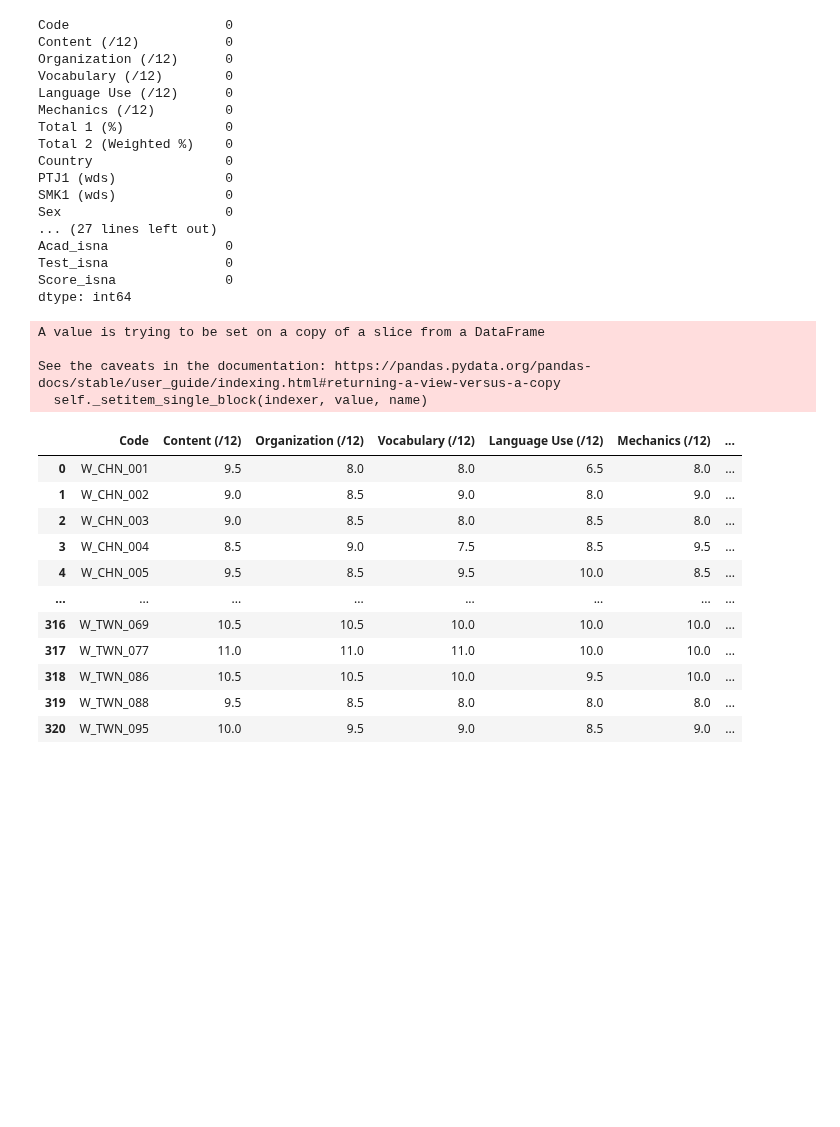
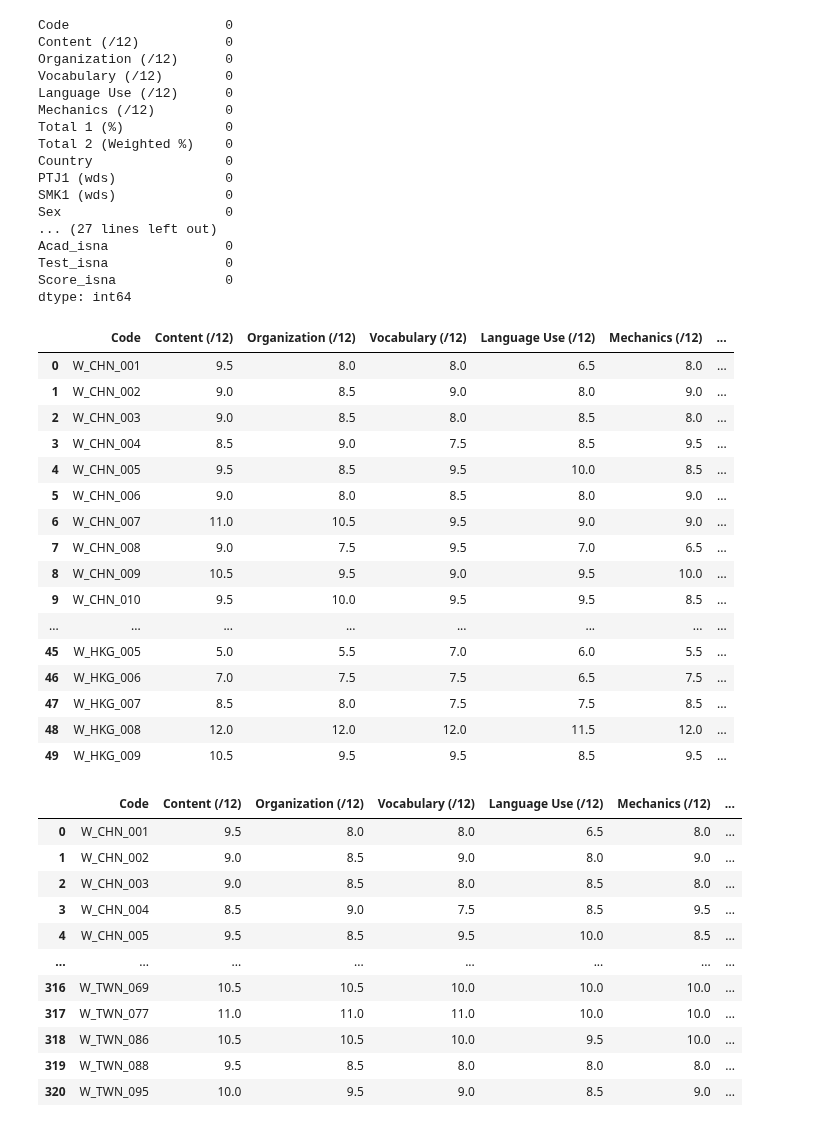
Before and after one commit to Jaester88/Springboard, a Jupyter notebook: Capstone_2_TOEFL_proficiency/C2_DataWrangling_JaeC_210816.ipynb, the cells around one changed output. Saved outputs shown, nothing was run; the diff lists cells and outputs as text; code cells hidden in the pictures; blank space fills up the shorter version.

```diff
--- a/Capstone_2_TOEFL_proficiency/C2_DataWrangling_JaeC_210816.ipynb
+++ b/Capstone_2_TOEFL_proficiency/C2_DataWrangling_JaeC_210816.ipynb
@@ -392,8 +386,6 @@ array([ 72.  ,  77.  ,  79.  ,  87.  ,  84.  ,  81.  ,  89.  ,  95.  ,
 df['Score_isna'] = df['Score'].isna()
 df['Score'] = df['Score'].fillna(0)
 # %%
-# It's meaningless to have values in 'Test' without corresponding values in 'Score'. Overwrite them to 'N/A'.
-for index, row in df.iterrows():
-    if row['Score'] == 0:
-        df['Test'].iloc[index] = 'N/A'
+mask = df['Score'] == 0
+mask
 # %% [output]
@@ -403,0 +404,6 @@ See the caveats in the documentation: https://pandas.pydata.org/pandas-docs/stab
+# %%
+# It's meaningless to have values in 'Test' without corresponding values in 'Score'. Overwrite them to 'N/A'.
+series = df['Test'].copy()
+series[mask] = 'N/A'
+df['Test'] = series
+(df['Test']  == 'N/A').sum()
@@ -460,16 +472,31 @@ tests = df['Test'].unique()
 # Initailize the new columns in df_tests
 for test in tests:
     df_tests[test] = 0
-# %%
-# Fill each test value from Test and Score into their individual test scores
-for test in tests:
-    if row['Test'] == test:
-        df_tests[test].iloc[index] = row['Score']
-# %% [output]
-A value is trying to be set on a copy of a slice from a DataFrame
-
-See the caveats in the documentation: https://pandas.pydata.org/pandas-docs/stable/user_guide/indexing.html#returning-a-view-versus-a-copy
-  self._setitem_single_block(indexer, value, name)
+# %%
+# Subset scores to their own columns
+for i, group in df_tests.groupby('Test'):
+    df_tests[str(i)] = group['Score']
+    df_tests[str(i)] = df_tests[str(i)].fillna(0)
+# %%
+df_tests.head(50)
+# %% [output]
+|  | Code | Content (/12) | Organization (/12) | Vocabulary (/12) | Language Use (/12) | Mechanics (/12) | ... |
+| 0 | W_CHN_001 | 9.5 | 8.0 | 8.0 | 6.5 | 8.0 | ... |
+| 1 | W_CHN_002 | 9.0 | 8.5 | 9.0 | 8.0 | 9.0 | ... |
+| 2 | W_CHN_003 | 9.0 | 8.5 | 8.0 | 8.5 | 8.0 | ... |
+| 3 | W_CHN_004 | 8.5 | 9.0 | 7.5 | 8.5 | 9.5 | ... |
+| 4 | W_CHN_005 | 9.5 | 8.5 | 9.5 | 10.0 | 8.5 | ... |
+| 5 | W_CHN_006 | 9.0 | 8.0 | 8.5 | 8.0 | 9.0 | ... |
+| 6 | W_CHN_007 | 11.0 | 10.5 | 9.5 | 9.0 | 9.0 | ... |
+| 7 | W_CHN_008 | 9.0 | 7.5 | 9.5 | 7.0 | 6.5 | ... |
+| 8 | W_CHN_009 | 10.5 | 9.5 | 9.0 | 9.5 | 10.0 | ... |
+| 9 | W_CHN_010 | 9.5 | 10.0 | 9.5 | 9.5 | 8.5 | ... |
+| ... | ... | ... | ... | ... | ... | ... | ... |
+| 45 | W_HKG_005 | 5.0 | 5.5 | 7.0 | 6.0 | 5.5 | ... |
+| 46 | W_HKG_006 | 7.0 | 7.5 | 7.5 | 6.5 | 7.5 | ... |
+| 47 | W_HKG_007 | 8.5 | 8.0 | 7.5 | 7.5 | 8.5 | ... |
+| 48 | W_HKG_008 | 12.0 | 12.0 | 12.0 | 11.5 | 12.0 | ... |
+| 49 | W_HKG_009 | 10.5 | 9.5 | 9.5 | 8.5 | 9.5 | ... |
 # %%
 # Drop the Test and Score columns - they're now duplicate information
 df_tests.drop(['Test', 'Score'], axis = 1)
```
Also changed, not shown: parts of 21 cells of this notebook.
